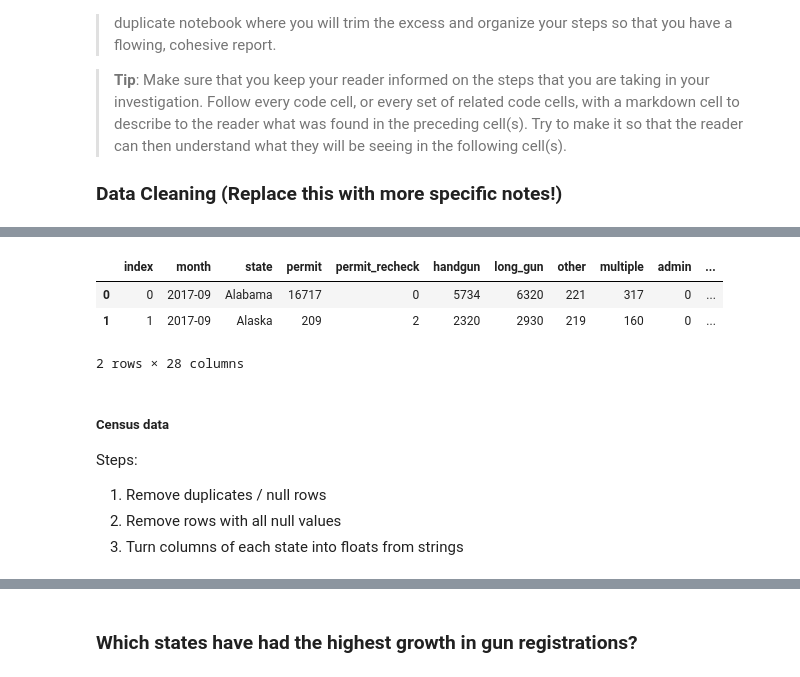
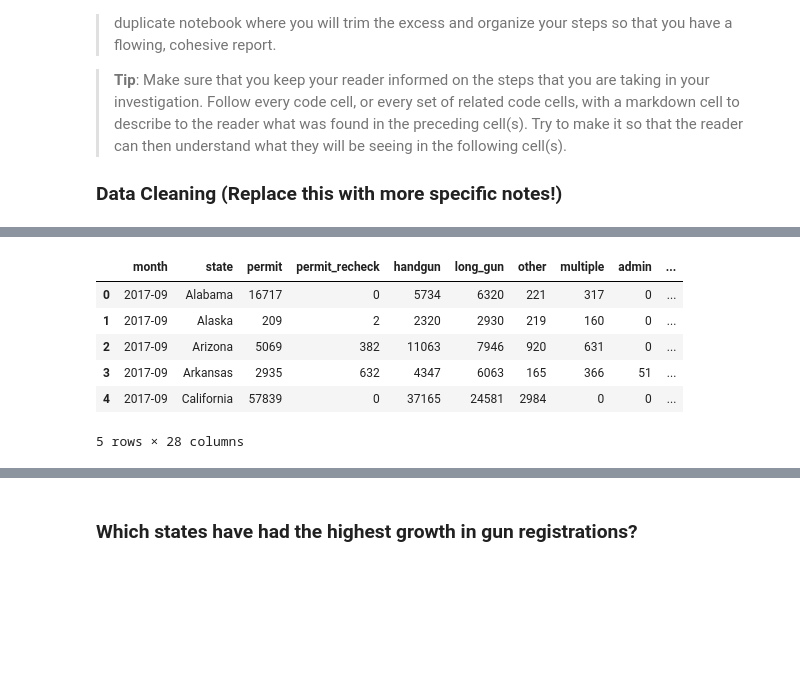
Before and after one commit to reidabook/Investigate_NICS_Data, a Jupyter notebook: investigate-a-dataset-template.ipynb, the cells around one changed output, grey strips where cells are left out. Saved outputs shown, nothing was run; the diff lists cells and outputs as text; code cells hidden in the pictures; blank space fills up the shorter version.

```diff
--- a/investigate-a-dataset-template.ipynb
+++ b/investigate-a-dataset-template.ipynb
@@ -145,7 +147,6 @@ for col in df_nics.columns[2:]:
 #display(removed.state.unique())
 print('Rows removed: ', str(original - df_nics.shape[0]))
 
-df_nics.reset_index(inplace=True)
-df_nics.info()
+df_nics.reset_index(inplace=True, drop=True)
 # %% [output]
 Rows removed:  1135
@@ -167,0 +183,20 @@ memory usage: 2.4+ MB
+# %%
+#extracts the year from the month column and creates a year column
+df_nics['year'] = df_nics['month'].apply(lambda x: int(x[:4]))
+min_year = int(df_nics.year.unique().min())
+max_year = int(df_nics.year.unique().max())
+year_list = list(range(max_year, min_year-1, -1))
+
+display(df_nics.info())
+
+#extracts the highest year in the Fact row and creates a year column
+df_census['year']= 0
+for i, v in df_census['Fact'].items():
+    for year in year_list:
+        if str(year) in v:
+            df_census.loc[i, 'year'] = year
+
+df_census.info()
+
+# After discussing the structure of the data and any problems that need to be
+#   cleaned, perform those cleaning steps in the second part of this section.
@@ -168,13 +248,10 @@ memory usage: 2.4+ MB
 # %%
-df_nics.head(2)
+df_nics.head()
 # %% [output]
-|  | index | month | state | permit | permit_recheck | handgun | long_gun | other | multiple | admin | ... |
-| 0 | 0 | 2017-09 | Alabama | 16717 | 0 | 5734 | 6320 | 221 | 317 | 0 | ... |
-| 1 | 1 | 2017-09 | Alaska | 209 | 2 | 2320 | 2930 | 219 | 160 | 0 | ... |
+|  | month | state | permit | permit_recheck | handgun | long_gun | other | multiple | admin | ... |
+| 0 | 2017-09 | Alabama | 16717 | 0 | 5734 | 6320 | 221 | 317 | 0 | ... |
+| 1 | 2017-09 | Alaska | 209 | 2 | 2320 | 2930 | 219 | 160 | 0 | ... |
+| 2 | 2017-09 | Arizona | 5069 | 382 | 11063 | 7946 | 920 | 631 | 0 | ... |
+| 3 | 2017-09 | Arkansas | 2935 | 632 | 4347 | 6063 | 165 | 366 | 51 | ... |
+| 4 | 2017-09 | California | 57839 | 0 | 37165 | 24581 | 2984 | 0 | 0 | ... |
-2 rows × 28 columns
+5 rows × 28 columns
-# %% [markdown]
-##### Census data
-Steps:
-1. Remove duplicates / null rows
-2. Remove rows with all null values
-2. Turn columns of each state into floats from strings
```
Also changed, not shown: parts of 14 cells of this notebook.
